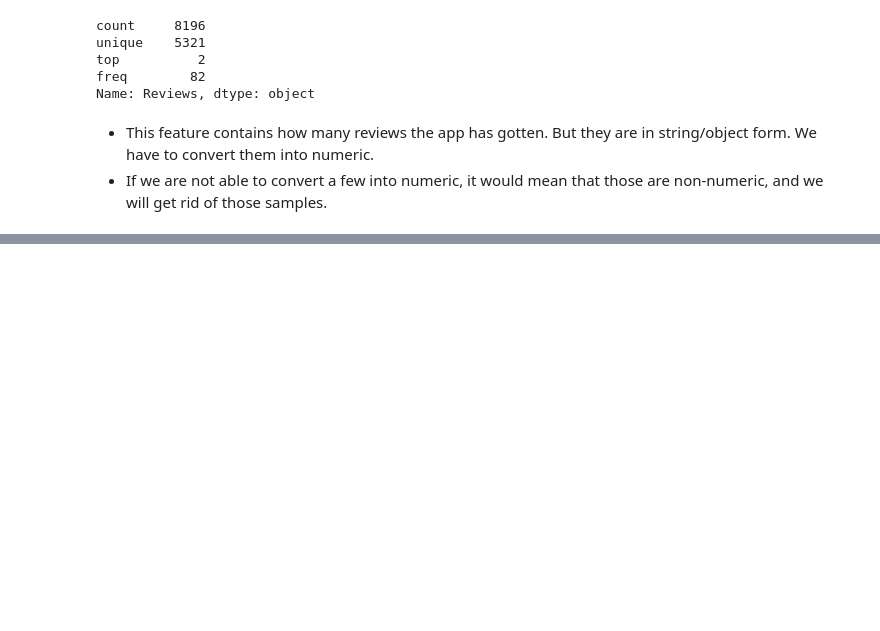
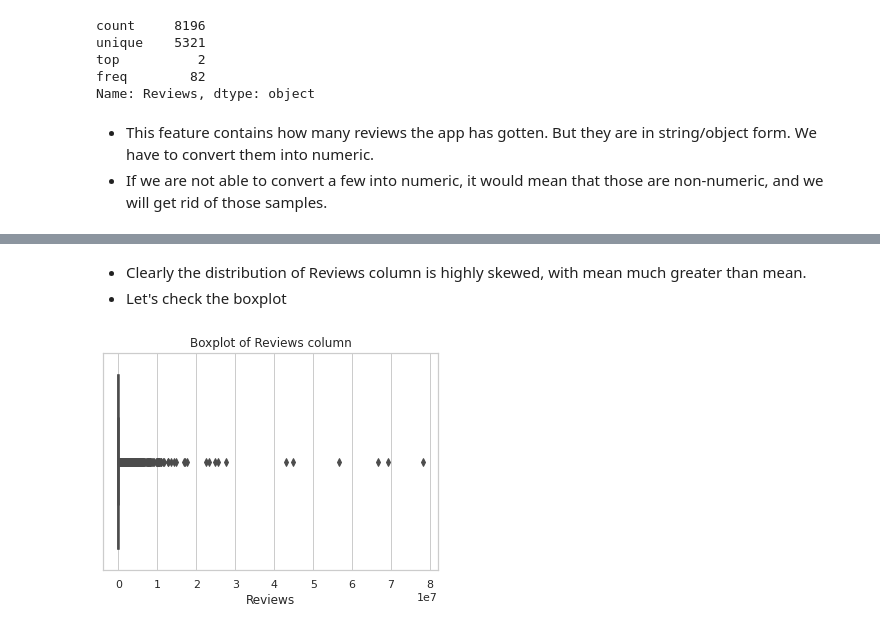
Before and after one commit to rahultheogre/Google-Store-App-Rating-Prediction-DT-RF-GB-Stacked-, a Jupyter notebook: Google_Store_App_Rating_Prediction_(DT_RF_GB_Stacked).ipynb, the cells around one changed output, grey strips where cells are left out. Drawn from its saved outputs; the diff is of its cells as text; code cells hidden in the pictures; blank space fills up the shorter version.

```diff
--- a/Google_Store_App_Rating_Prediction_(DT_RF_GB_Stacked).ipynb
+++ b/Google_Store_App_Rating_Prediction_(DT_RF_GB_Stacked).ipynb
@@ -388,0 +431,2 @@ memory usage: 576.3+ KB
+# %%
+df1['Installs'] = df1['Installs'].str.extract("([0-9]+)", expand=True).apply(pd.to_numeric)
@@ -427,4 +481,4 @@ Name: Reviews, dtype: object
 - This feature contains how many reviews the app has gotten. But they are in string/object form. We have to convert them into numeric.
 - If we are not able to convert a few into numeric, it would mean that those are non-numeric, and we will get rid of those samples.
 # %%
-df.Reviews = [int(x) for x in df.Reviews]
+df1.Reviews = [int(x) for x in df1.Reviews]
@@ -432,0 +497,9 @@ Now, let's check the distribution of the Reviews column
+# %% [markdown]
+- Clearly the distribution of Reviews column is highly skewed, with mean much greater than mean.
+- Let's check the boxplot
+# %%
+sns.boxplot(data=df1,x='Reviews')
+plt.title('Boxplot of Reviews column')
+plt.show()
+# %% [output]
+[figure, added]
```
Also changed, not shown: parts of 55 cells of this notebook.
